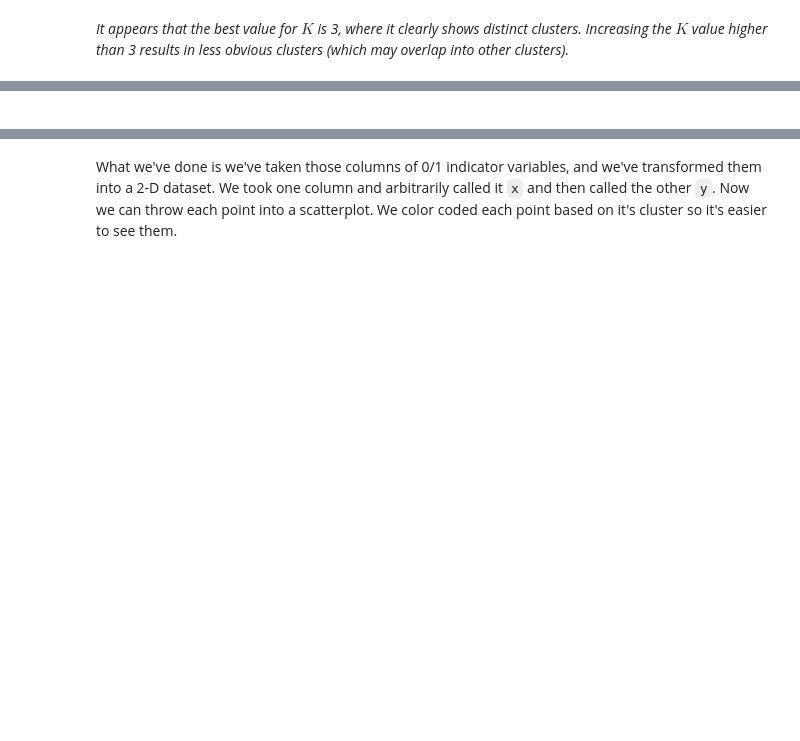
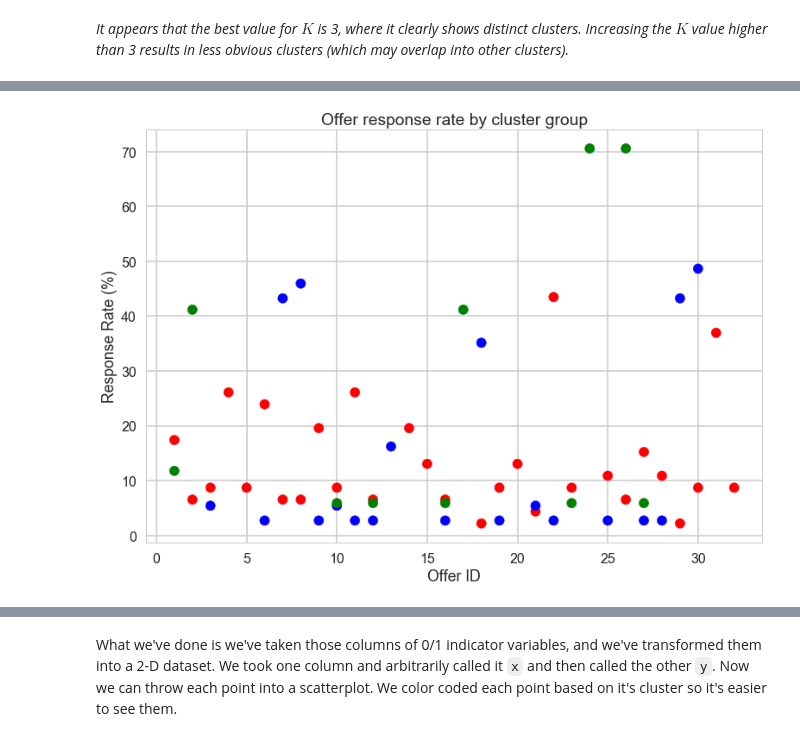
Before and after one commit to dkyip/DSI, a Jupyter notebook: Mini_Project_Clustering.ipynb, the cells around one changed output, grey strips where cells are left out. Saved outputs shown, nothing was run; the diff lists cells and outputs as text; code cells hidden in the pictures; blank space fills up the shorter version.

```diff
--- a/Mini_Project_Clustering.ipynb
+++ b/Mini_Project_Clustering.ipynb
@@ -473,2 +406,0 @@ plt.show()
-# %% [markdown]
-<i></i>
@@ -474,0 +418,29 @@ plt.show()
+# %%
+# create a summarized count of each clustered group
+# this will be used to generate response percentage by offer, cluster group
+df_cluster_count = pd.DataFrame(df_cluster.groupby('cluster_id').count()['customer_name']).rename(columns={'customer_name':'cluster_count'})
+
+# layer in transaction data with cluster information
+df_analysis_sum = pd.merge(df_transactions,df_cluster)
+df_analysis_sum = df_analysis_sum.drop(['x','y'],axis=1)
+df_analysis_sum = df_analysis_sum.groupby(['offer_id','cluster_id']).count().rename(columns={'customer_name':'customer_count'}).drop(['n','color'],axis=1)
+df_analysis_sum = pd.merge(df_analysis_sum,df_cluster_count,left_index=True,right_index=True)
+
+# calculate offer response rate by cluster
+df_1 = df_analysis_sum['customer_count'].astype('float')
+df_2 = df_analysis_sum['cluster_count'].astype('float')
+df_analysis_sum['pct'] = 100 * df_1/df_2
+
+# layer in offer details
+df_analysis_sum = df_analysis_sum.reindex().reset_index()
+df_analysis_sum = pd.merge(df_analysis_sum,df_offers,on='offer_id')
+
+# plot offer response rate by cluster
+df_analysis_sum['color'] = [color_map[cluster_id] for cluster_id in df_analysis_sum['cluster_id']]
+plt.scatter(df_analysis_sum['offer_id'],df_analysis_sum['pct'],c=df_analysis_sum['color'])
+plt.title('Offer response rate by cluster group')
+plt.xlabel('Offer ID')
+plt.ylabel('Response Rate (%)')
+plt.show()
+# %% [output]
+[figure, added]
```
Also changed, not shown: parts of 11 cells of this notebook.
